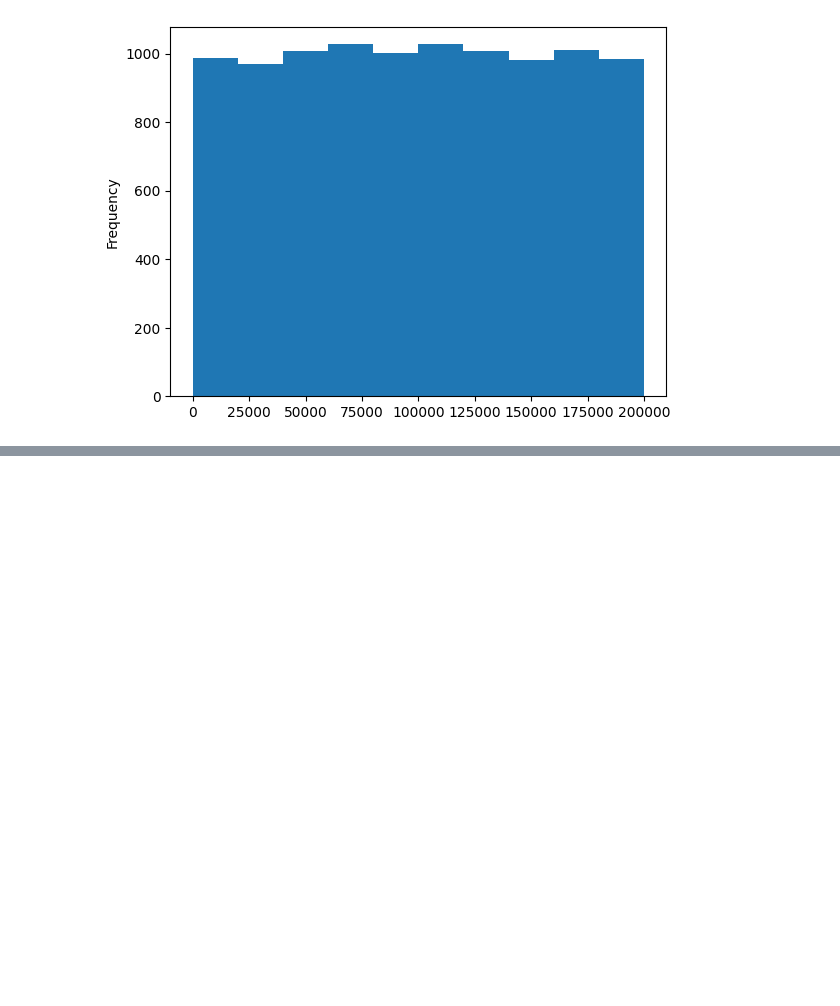
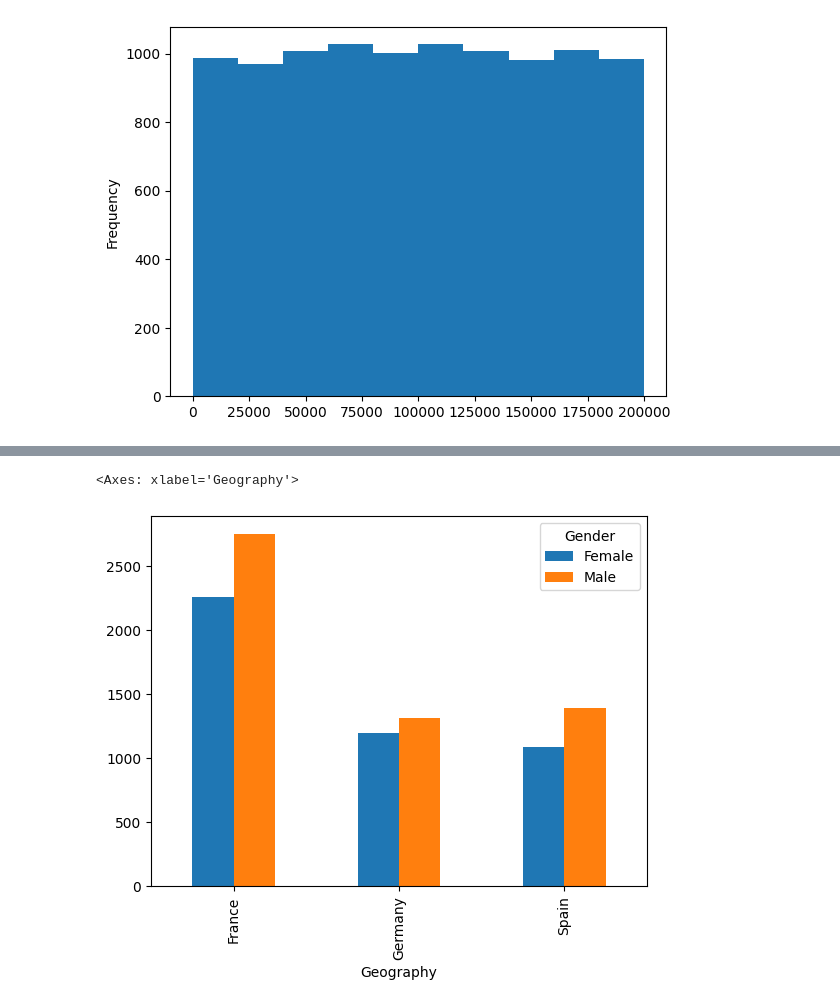
Before and after one commit to bipulshahi/polytechnic_barh, a Jupyter notebook: Python_ML_2.ipynb, the cells around one changed output, grey strips where cells are left out. Saved outputs shown, nothing was run; the diff lists cells and outputs as text; code cells hidden in the pictures; blank space fills up the shorter version.

```diff
--- a/Python_ML_2.ipynb
+++ b/Python_ML_2.ipynb
@@ -136,5 +136,5 @@ combine_numofproducts(1)
 # %% [output]
 1
 # %%
-df['NumOfProducts'] = df['NumOfProducts'].apply(combine_numofproducts)
+df1['NumOfProducts'] = df1['NumOfProducts'].apply(combine_numofproducts)
 # %%
@@ -205,0 +229,5 @@ df1['EstimatedSalary'].plot.hist()
+# %%
+pd.crosstab(df1['Geography'] , df1['Gender']).plot.bar()
+# %% [output]
+<Axes: xlabel='Geography'>
+[figure, added]
```
Also changed, not shown: parts of 19 cells of this notebook.
